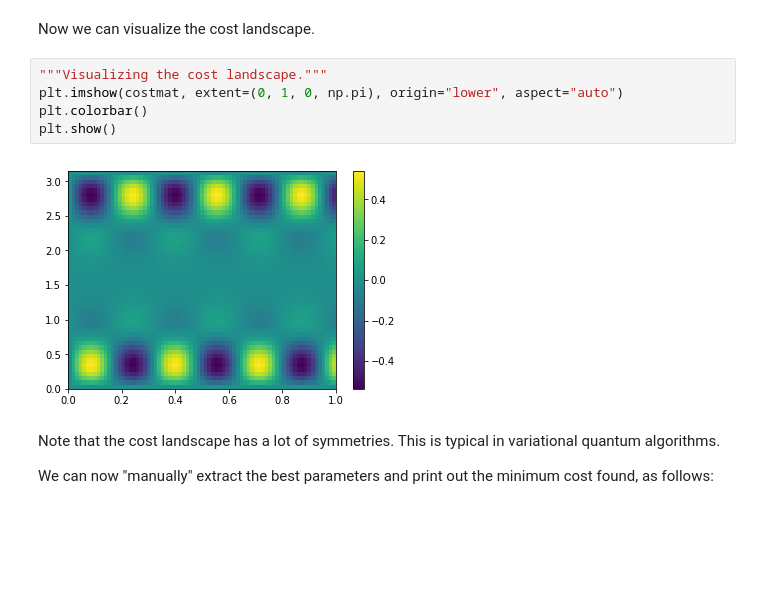
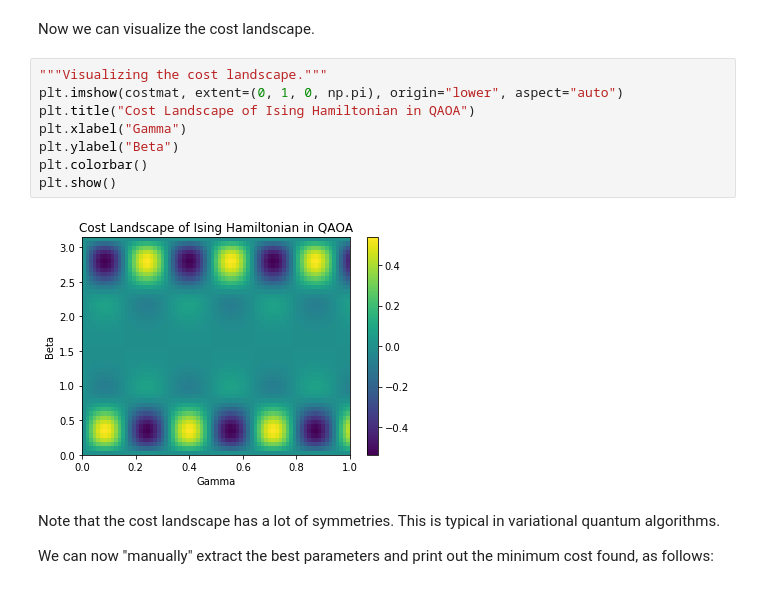
Before and after one commit to rmlarose/QuIC-Seminar, a Jupyter notebook: qaoa/QuIC-Seminar-QAOA-Tutorial.ipynb, the cells around one changed output. Saved outputs shown, nothing was run; the diff lists cells and outputs as text; blank space fills up the shorter version.

Commit message:
Updated QAOA notebook and added plot.

```diff
--- a/qaoa/QuIC-Seminar-QAOA-Tutorial.ipynb
+++ b/qaoa/QuIC-Seminar-QAOA-Tutorial.ipynb
@@ -325,10 +323,13 @@ Now we can visualize the cost landscape.
 # %%
 """Visualizing the cost landscape."""
 plt.imshow(costmat, extent=(0, 1, 0, np.pi), origin="lower", aspect="auto")
+plt.title("Cost Landscape of Ising Hamiltonian in QAOA")
+plt.xlabel("Gamma")
+plt.ylabel("Beta")
 plt.colorbar()
 plt.show()
 # %% [output]
-[figure, old version]
+[figure, new version]
 # %% [markdown]
 Note that the cost landscape has a lot of symmetries. This is typical in variational quantum algorithms.
 
```
Also changed, not shown: parts of 2 cells of this notebook, 1 other file.
